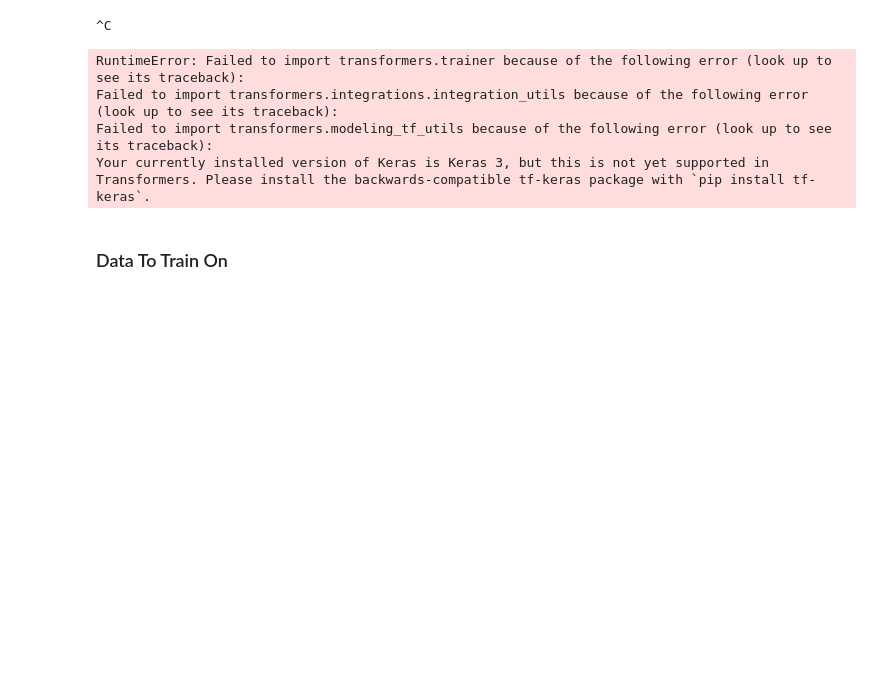
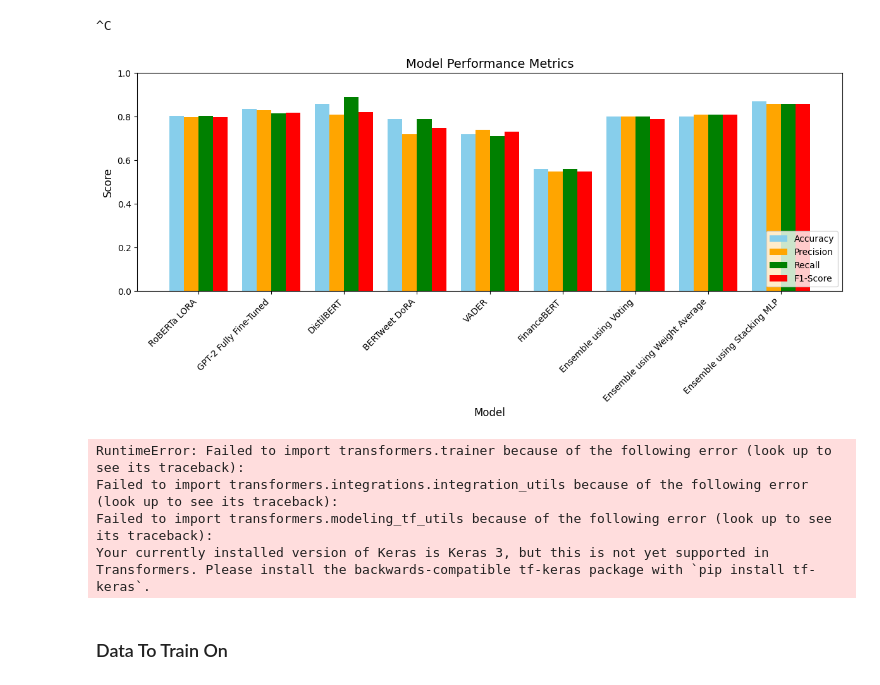
Before and after one commit to infinite-void/llm-ensemble-for-neologism, a Jupyter notebook: Fine Tuning 1.ipynb, the cells around one changed output. Saved outputs shown, nothing was run; the diff lists cells and outputs as text; code cells hidden in the pictures; blank space fills up the shorter version.

Commit message:
Add fine tuning files

```diff
--- a/Fine Tuning 1.ipynb
+++ b/Fine Tuning 1.ipynb
@@ -9,6 +9,52 @@
 !pip install scikit-learn
 # %% [output]
 ^C
+# %%
+import pandas as pd
+import matplotlib.pyplot as plt
+import numpy as np
+
+# Define the data
+data = {
+    "Model": [
+        "RoBERTa LORA", "GPT-2 Fully Fine-Tuned", "DistilBERT",
+        "BERTweet DoRA", "VADER", "FinanceBERT",
+        "Ensemble using Voting", "Ensemble using Weight Average", "Ensemble using Stacking MLP"
+    ],
+    "Accuracy": [0.805, 0.8359, 0.86, 0.79, 0.72, 0.56, 0.80, 0.80, 0.87],
+    "Precision": [0.799, 0.8303, 0.81, 0.72, 0.74, 0.55, 0.80, 0.81, 0.86],
+    "Recall": [0.805, 0.8147, 0.89, 0.79, 0.71, 0.56, 0.80, 0.81, 0.86],
+    "F1-Score": [0.798, 0.8185, 0.82, 0.75, 0.73, 0.55, 0.79, 0.81, 0.86]
+}
+
+# Create a DataFrame
+df = pd.DataFrame(data)
+
+# Set the position and width for bars
+bar_width = 0.2
+x = np.arange(len(df["Model"]))
+
+# Create the bar plot
+plt.figure(figsize=(12, 6))
+
+plt.bar(x - bar_width*1.5, df["Accuracy"], bar_width, label='Accuracy', color='skyblue')
+plt.bar(x - bar_width/2, df["Precision"], bar_width, label='Precision', color='orange')
+plt.bar(x + bar_width/2, df["Recall"], bar_width, label='Recall', color='green')
+plt.bar(x + bar_width*1.5, df["F1-Score"], bar_width, label='F1-Score', color='red')
+
+# Add labels and legend
+plt.xlabel("Model", fontsize=12)
+plt.ylabel("Score", fontsize=12)
+plt.title("Model Performance Metrics", fontsize=14)
+plt.xticks(x, df["Model"], rotation=45, ha='right')
+plt.ylim(0, 1)
+plt.legend(loc="lower right", fontsize=10)
+plt.tight_layout()
+
+# Show plot
+plt.show()
+# %% [output]
+[figure, added]
 # %%
 from datasets import load_dataset, DatasetDict, Dataset
 
```
Also changed, not shown: 1 other file.
